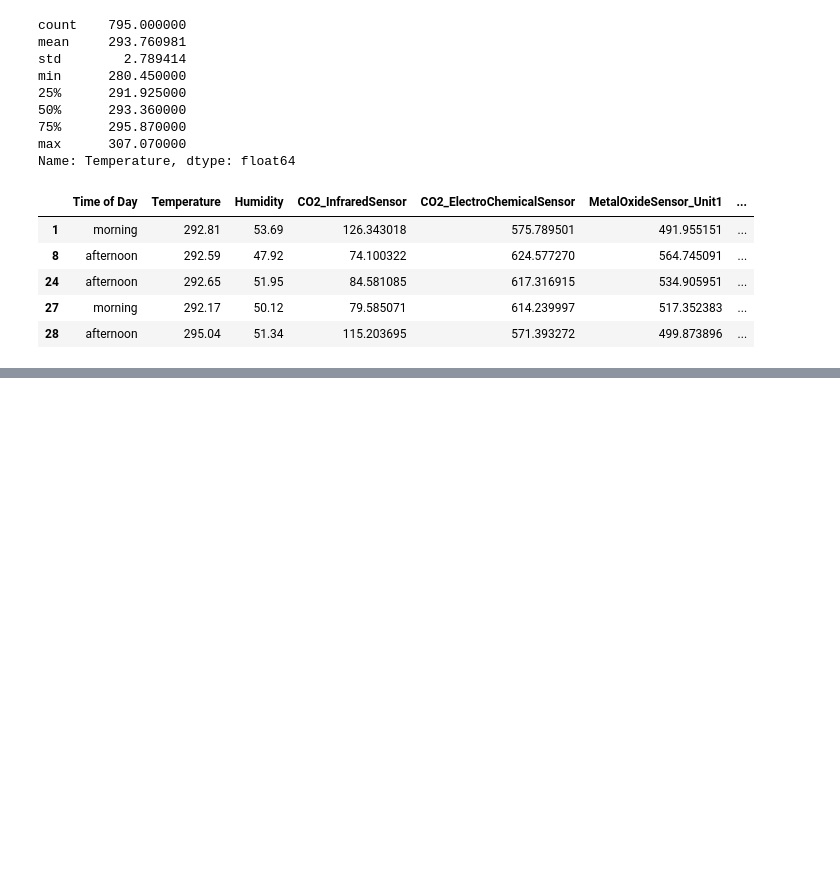
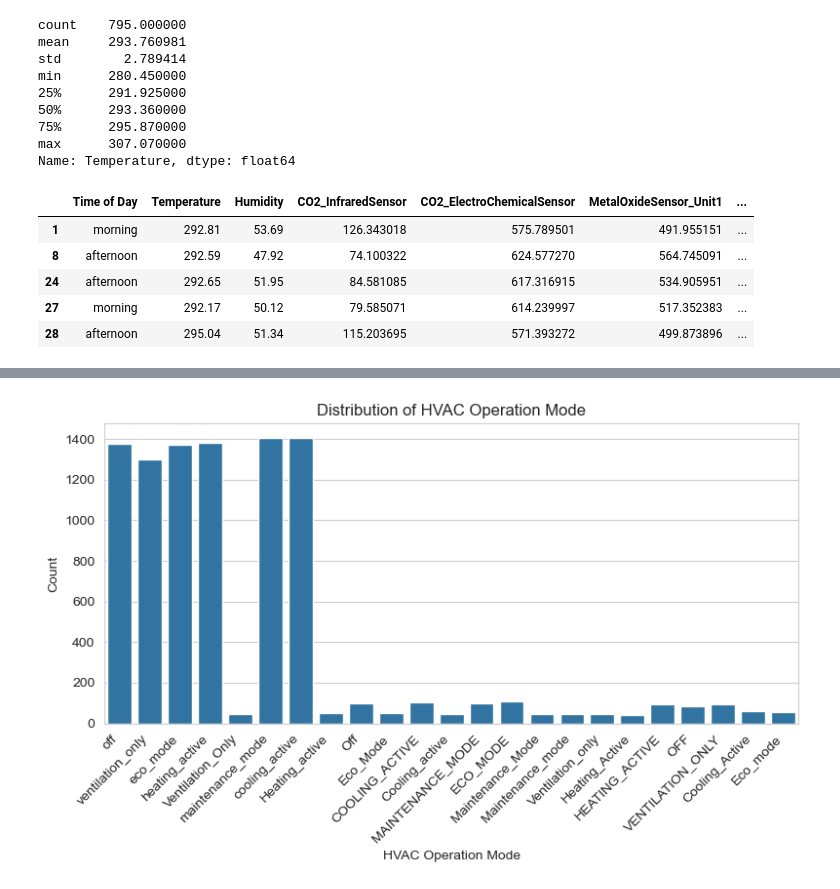
Before and after one commit to chanmyae99/elderguard-analytics-ml, a Jupyter notebook: notebooks/eda.ipynb, the cells around one changed output, grey strips where cells are left out. Drawn from its saved outputs; the diff is of its cells as text; code cells hidden in the pictures; blank space fills up the shorter version.

```diff
--- a/notebooks/eda.ipynb
+++ b/notebooks/eda.ipynb
@@ -581,0 +751,24 @@ df_processed[df_processed["Temperature"] > 60].head()
+# %%
+import matplotlib.pyplot as plt
+import seaborn as sns
+
+plt.figure(figsize=(8, 5))
+
+sns.countplot(
+    data=df_processed,
+    x="HVAC Operation Mode"
+)
+
+plt.title("Distribution of HVAC Operation Mode")
+plt.xlabel("HVAC Operation Mode")
+plt.ylabel("Count")
+
+# Rotate the x-axis labels by 45 degrees and align them to the right
+plt.xticks(rotation=45, ha="right")
+
+# Optional: Adjusts layout so labels don't get cut off at the bottom
+plt.tight_layout()
+
+plt.show()
+# %% [output]
+[figure, added]
```
Also changed, not shown: parts of 48 cells of this notebook.
